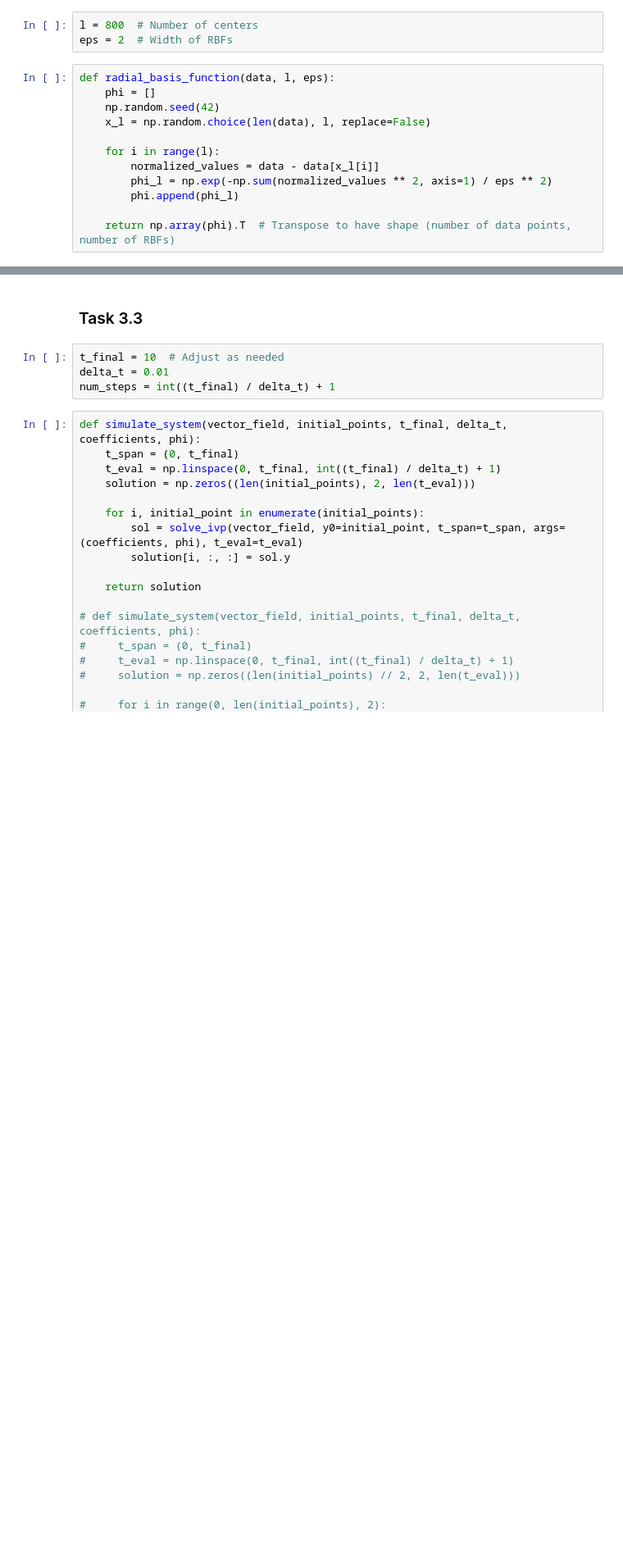
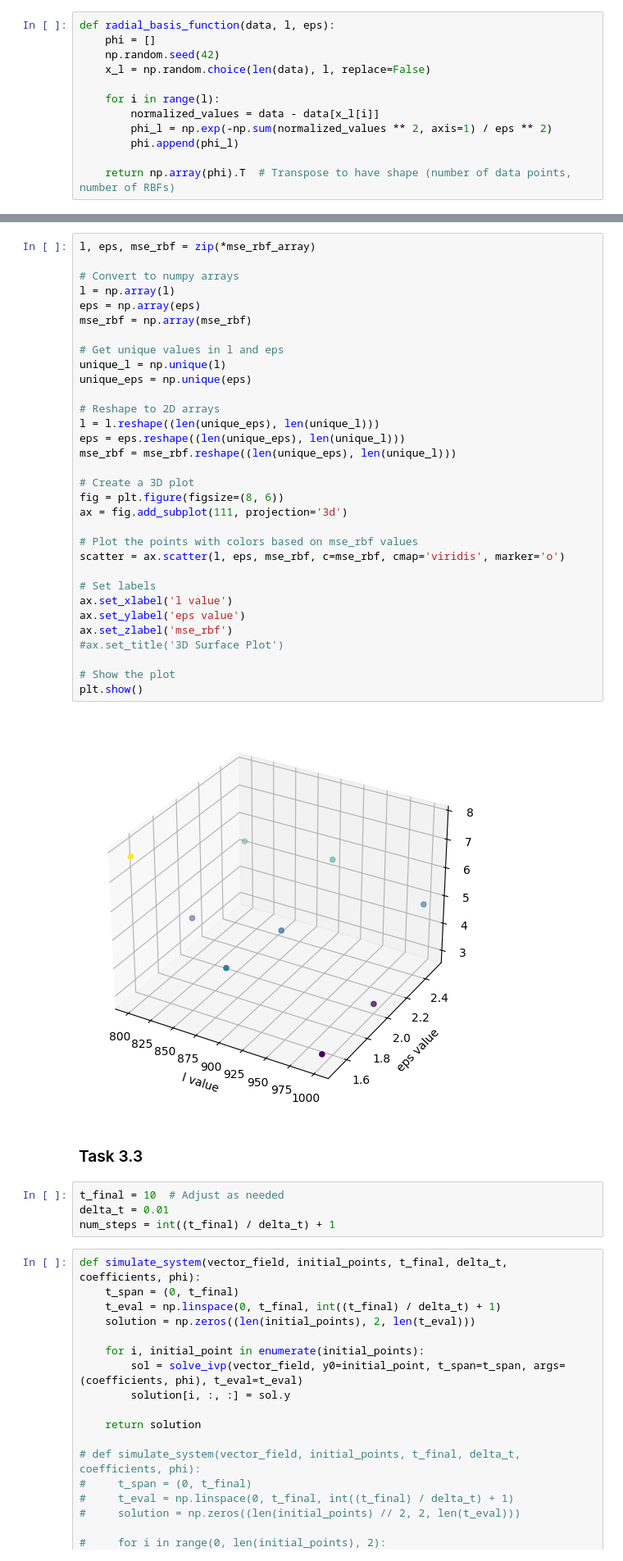
Before and after one commit to mymermer/MLCMS, a Jupyter notebook: Exercise05/task3.ipynb, the cells around one changed output, grey strips where cells are left out. Shown at 82% size. Saved outputs shown, nothing was run; the diff lists cells and outputs as text; blank space fills up the shorter version.

Commit message:
determine mse_rbf_least and plot comparison to different values

```diff
--- a/Exercise05/task3.ipynb
+++ b/Exercise05/task3.ipynb
@@ -52,9 +53,6 @@ plt.show()
 # print(mse)
 # %% [markdown]
 ### Task 3.2
-# %%
-l = 800  # Number of centers
-eps = 2  # Width of RBFs
 # %%
 def radial_basis_function(data, l, eps):
     phi = []
@@ -88,3 +103,37 @@ Mean Squared Error (RBF): 4.031005769422879e-12
+# %%
+l, eps, mse_rbf = zip(*mse_rbf_array)
+
+# Convert to numpy arrays
+l = np.array(l)
+eps = np.array(eps)
+mse_rbf = np.array(mse_rbf)
+
+# Get unique values in l and eps
+unique_l = np.unique(l)
+unique_eps = np.unique(eps)
+
+# Reshape to 2D arrays
+l = l.reshape((len(unique_eps), len(unique_l)))
+eps = eps.reshape((len(unique_eps), len(unique_l)))
+mse_rbf = mse_rbf.reshape((len(unique_eps), len(unique_l)))
+
+# Create a 3D plot
+fig = plt.figure(figsize=(8, 6))
+ax = fig.add_subplot(111, projection='3d')
+
+# Plot the points with colors based on mse_rbf values
+scatter = ax.scatter(l, eps, mse_rbf, c=mse_rbf, cmap='viridis', marker='o')
+
+# Set labels
+ax.set_xlabel('l value')
+ax.set_ylabel('eps value')
+ax.set_zlabel('mse_rbf')
+#ax.set_title('3D Surface Plot')
+
+# Show the plot
+plt.show()
+# %% [output]
+[figure, added]
 # %% [markdown]
 ### Task 3.3
 # %%
```
Also changed, not shown: parts of 5 cells of this notebook.
